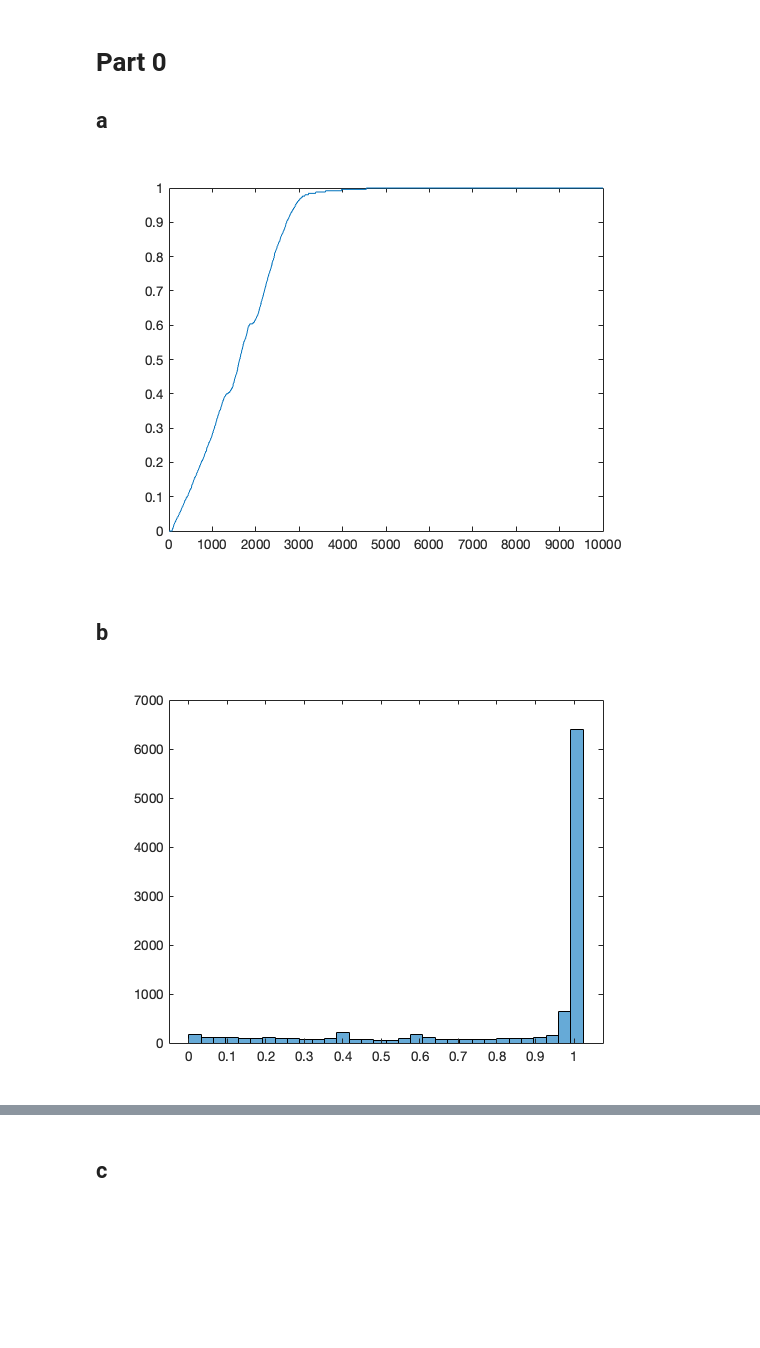
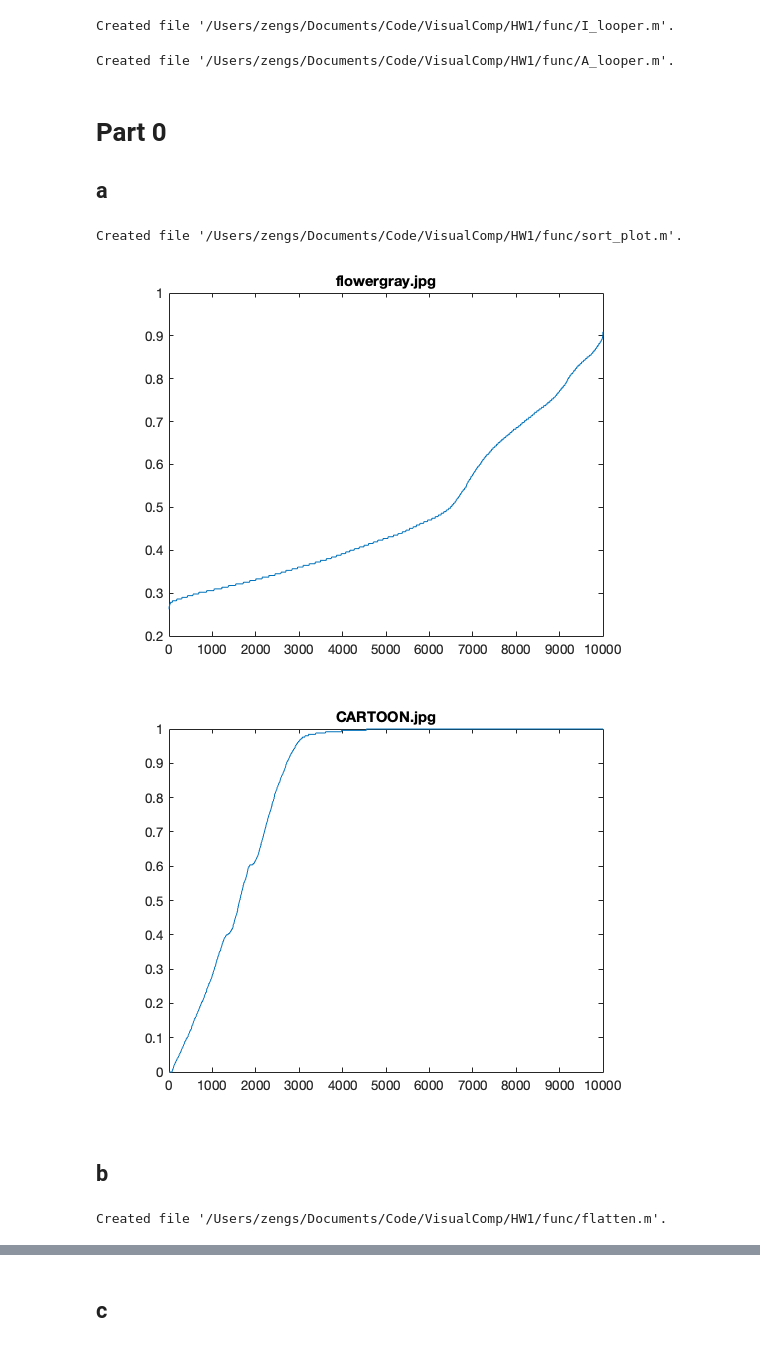
Before and after one commit to SIGUSRz/VisualComp, a Jupyter notebook: HW1/Main.ipynb, the cells around one changed output, grey strips where cells are left out. Drawn from its saved outputs; the diff is of its cells as text; code cells hidden in the pictures; blank space fills up the shorter version.

```diff
--- a/HW1/Main.ipynb
+++ b/HW1/Main.ipynb
@@ -9,19 +23,56 @@ A = im2double(img);
+# %%
+%%file func/I_looper.m
+function I_looper(fc, Is)
+%     path = ["CARTOON.jpg", "flowergray.jpg", "kitty.jpg", "polarcities.jpg", "text.jpg"];
+    path = ["CARTOON.jpg", "flowergray.jpg"];
+    for i = 1:length(Is)
+        fc(Is{i}, path(i));
+    end
+end
+# %% [output]
+Created file '/Users/zengs/Documents/Code/VisualComp/HW1/func/I_looper.m'.
+# %%
+%%file func/A_looper.m
+function A_looper(fc, As)
+%     path = ["CARTOON.jpg", "flowergray.jpg", "kitty.jpg", "polarcities.jpg", "text.jpg"];
+    path = ["CARTOON.jpg", "flowergray.jpg"];
+    for i = 1:length(As)
+        fc(As{i}, path(i));
+    end
+end
+# %% [output]
+Created file '/Users/zengs/Documents/Code/VisualComp/HW1/func/A_looper.m'.
 # %% [markdown]
 # Part 0
 ## a
 # %%
-%plot inline
-flatten = reshape(A, 1, dimension^2);
-sorted = sort(flatten);
-x = 1:dimension^2;
-plot(x(1:length(sorted)), sorted(1:length(sorted)),'-');
+%%file func/sort_plot.m
+function sort_plot(A, p)
+    dimension = 100;
+    flatten = reshape(A, 1, dimension^2);
+    sorted = sort(flatten);
+    x = 1:dimension^2;
+    f = figure;
+    plot(x(1:length(sorted)), sorted(1:length(sorted)),'-');
+    title(p);
+end
 # %% [output]
-[figure, removed]
+Created file '/Users/zengs/Documents/Code/VisualComp/HW1/func/sort_plot.m'.
+# %%
+A_looper(@sort_plot, As);
+# %% [output]
+[figure, added]
+[figure, added]
 # %% [markdown]
 ## b
 # %%
-%plot inline
-flatten = reshape(A, 1, dimension^2);
-histogram(A, 32)
+%%file func/flatten.m
+function flatten(A, p)
+    dimension = 100;
+    flatten = reshape(A, 1, dimension^2);
+    f = figure;
+    histogram(A, 32);
+    title(p);
+end
 # %% [output]
-[figure, removed]
+Created file '/Users/zengs/Documents/Code/VisualComp/HW1/func/flatten.m'.
```
Also changed, not shown: parts of 16 cells of this notebook.
